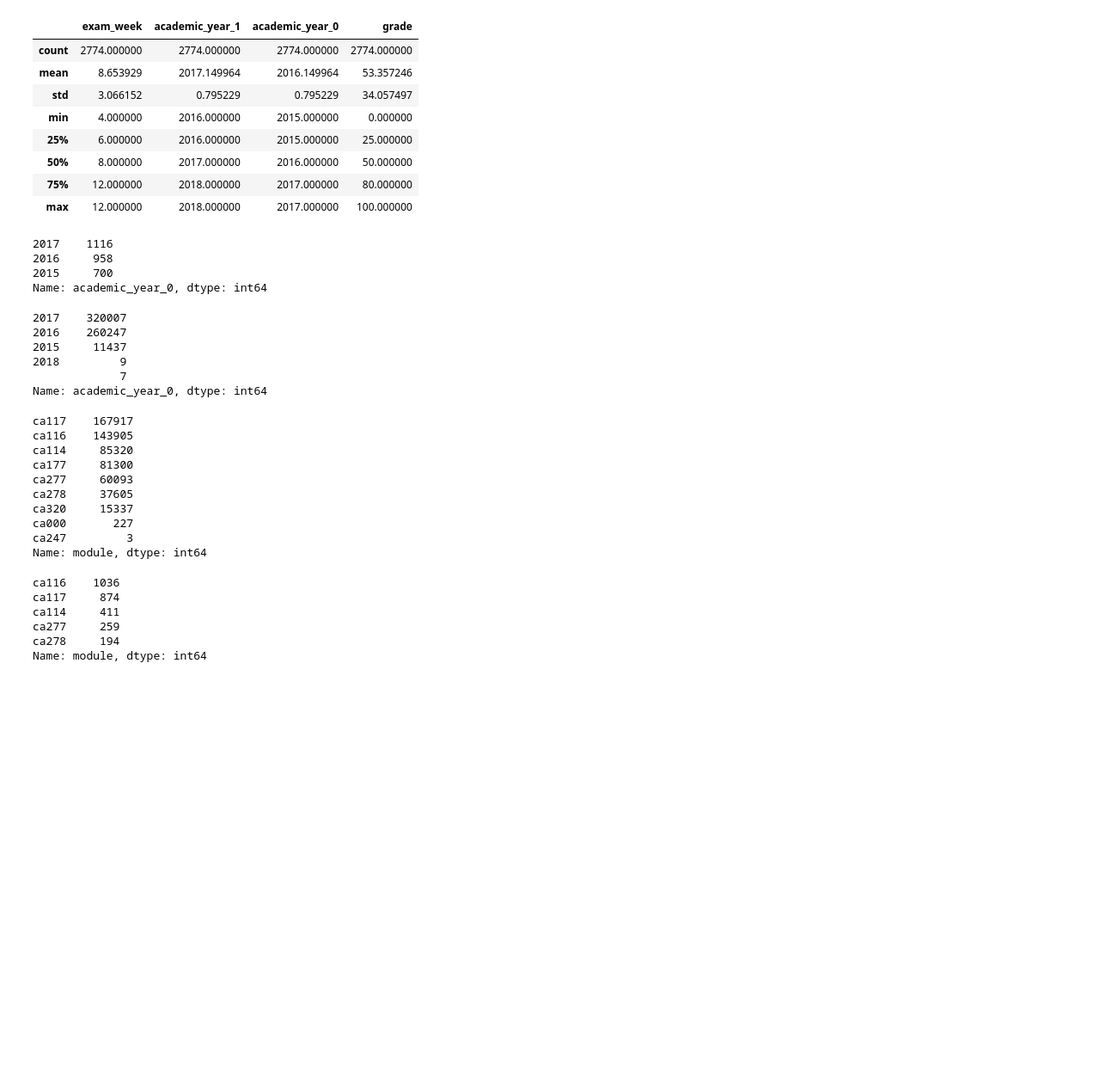
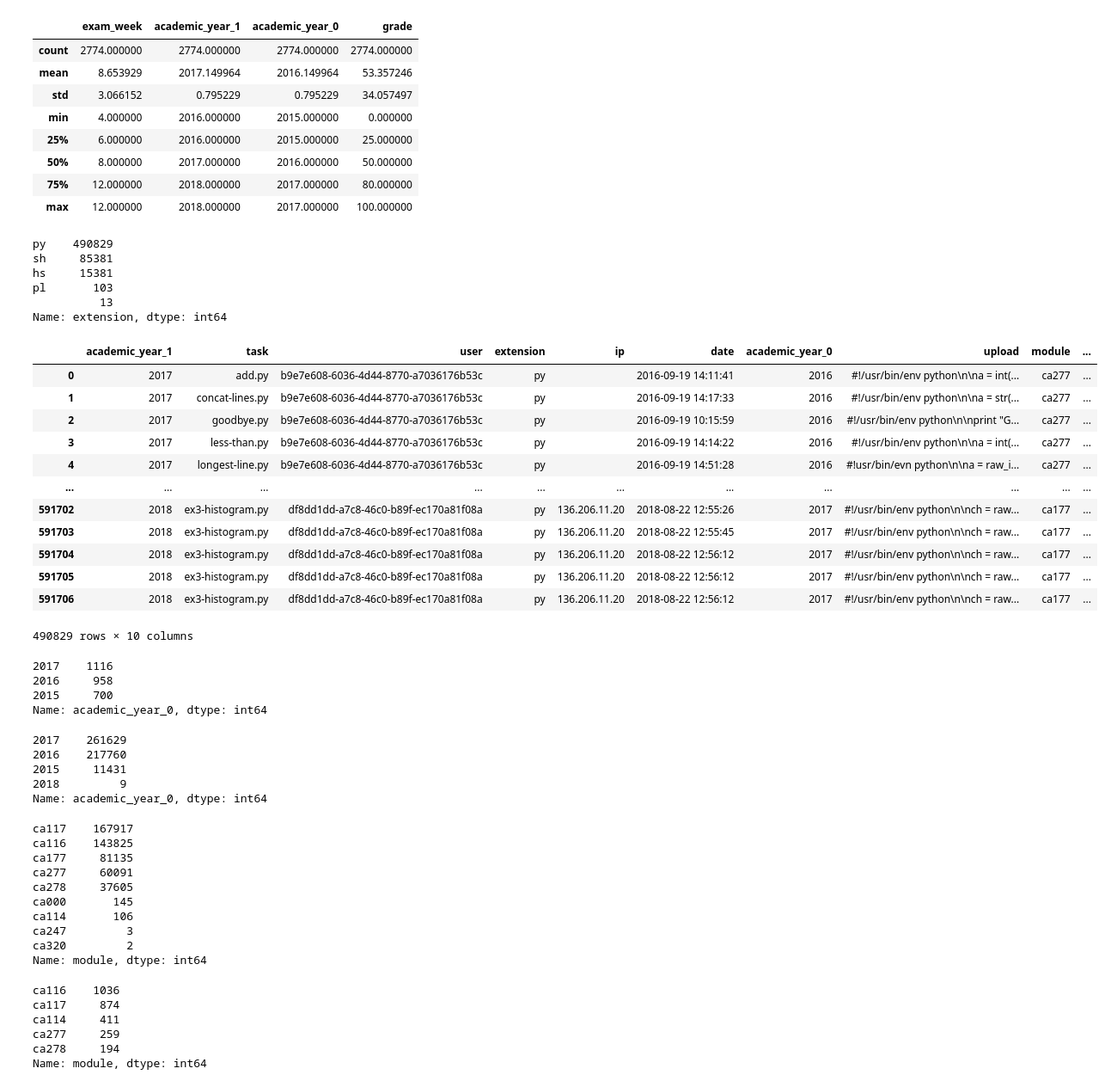
Before and after one commit to spindive/mrp_files, a Jupyter notebook: mrp_main_fl.ipynb, the cells around one changed output. Shown at 86% size. Cells and saved outputs as stored; diff of their text form; code cells hidden in the pictures; blank space fills up the shorter version.

```diff
--- a/mrp_main_fl.ipynb
+++ b/mrp_main_fl.ipynb
@@ -55,3 +55,12 @@ df_grades.describe()
 | 50% | 8.000000 | 2017.000000 | 2016.000000 | 50.000000 |
 | 75% | 12.000000 | 2018.000000 | 2017.000000 | 80.000000 |
 | max | 12.000000 | 2018.000000 | 2017.000000 | 100.000000 |
+# %%
+df_code["extension"].value_counts()
+# %% [output]
+py    490829
+sh     85381
+hs     15381
+pl       103
+          13
+Name: extension, dtype: int64
@@ -58,3 +69,19 @@ df_grades.describe()
+# %%
+df_code_py
+# %% [output]
+|  | academic_year_1 | task | user | extension | ip | date | academic_year_0 | upload | module | ... |
+| 0 | 2017 | add.py | b9e7e608-6036-4d44-8770-a7036176b53c | py |  | 2016-09-19 14:11:41 | 2016 | #!/usr/bin/env python\n\na = int(... | ca277 | ... |
+| 1 | 2017 | concat-lines.py | b9e7e608-6036-4d44-8770-a7036176b53c | py |  | 2016-09-19 14:17:33 | 2016 | #!/usr/bin/env python\n\na = str(... | ca277 | ... |
+| 2 | 2017 | goodbye.py | b9e7e608-6036-4d44-8770-a7036176b53c | py |  | 2016-09-19 10:15:59 | 2016 | #!/usr/bin/env python\n\nprint "G... | ca277 | ... |
+| 3 | 2017 | less-than.py | b9e7e608-6036-4d44-8770-a7036176b53c | py |  | 2016-09-19 14:14:22 | 2016 | #!/usr/bin/env python\n\na = int(... | ca277 | ... |
+| 4 | 2017 | longest-line.py | b9e7e608-6036-4d44-8770-a7036176b53c | py |  | 2016-09-19 14:51:28 | 2016 | #!usr/bin/evn python\n\na = raw_i... | ca277 | ... |
+| ... | ... | ... | ... | ... | ... | ... | ... | ... | ... | ... |
+| 591702 | 2018 | ex3-histogram.py | df8dd1dd-a7c8-46c0-b89f-ec170a81f08a | py | 136.206.11.20 | 2018-08-22 12:55:26 | 2017 | #!/usr/bin/env python\n\nch = raw... | ca177 | ... |
+| 591703 | 2018 | ex3-histogram.py | df8dd1dd-a7c8-46c0-b89f-ec170a81f08a | py | 136.206.11.20 | 2018-08-22 12:55:45 | 2017 | #!/usr/bin/env python\n\nch = raw... | ca177 | ... |
+| 591704 | 2018 | ex3-histogram.py | df8dd1dd-a7c8-46c0-b89f-ec170a81f08a | py | 136.206.11.20 | 2018-08-22 12:56:12 | 2017 | #!/usr/bin/env python\n\nch = raw... | ca177 | ... |
+| 591705 | 2018 | ex3-histogram.py | df8dd1dd-a7c8-46c0-b89f-ec170a81f08a | py | 136.206.11.20 | 2018-08-22 12:56:12 | 2017 | #!/usr/bin/env python\n\nch = raw... | ca177 | ... |
+| 591706 | 2018 | ex3-histogram.py | df8dd1dd-a7c8-46c0-b89f-ec170a81f08a | py | 136.206.11.20 | 2018-08-22 12:56:12 | 2017 | #!/usr/bin/env python\n\nch = raw... | ca177 | ... |
+490829 rows × 10 columns
 # %%
 df_grades["academic_year_0"].value_counts()
 # %% [output]
@@ -63,26 +90,25 @@ df_grades["academic_year_0"].value_counts()
 2015     700
 Name: academic_year_0, dtype: int64
 # %%
-df_code["academic_year_0"].value_counts()
+df_code_py["academic_year_0"].value_counts()
 # %% [output]
-2017    320007
-2016    260247
-2015     11437
+2017    261629
+2016    217760
+2015     11431
 2018         9
-             7
 Name: academic_year_0, dtype: int64
 # %%
-df_code["module"].value_counts()
+df_code_py["module"].value_counts()
 # %% [output]
 ca117    167917
-ca116    143905
-ca114     85320
-ca177     81300
-ca277     60093
+ca116    143825
+ca177     81135
+ca277     60091
 ca278     37605
-ca320     15337
-ca000       227
+ca000       145
+ca114       106
 ca247         3
+ca320         2
 Name: module, dtype: int64
 # %%
 df_grades["module"].value_counts()
```
Also changed, not shown: parts of 14 cells of this notebook.
